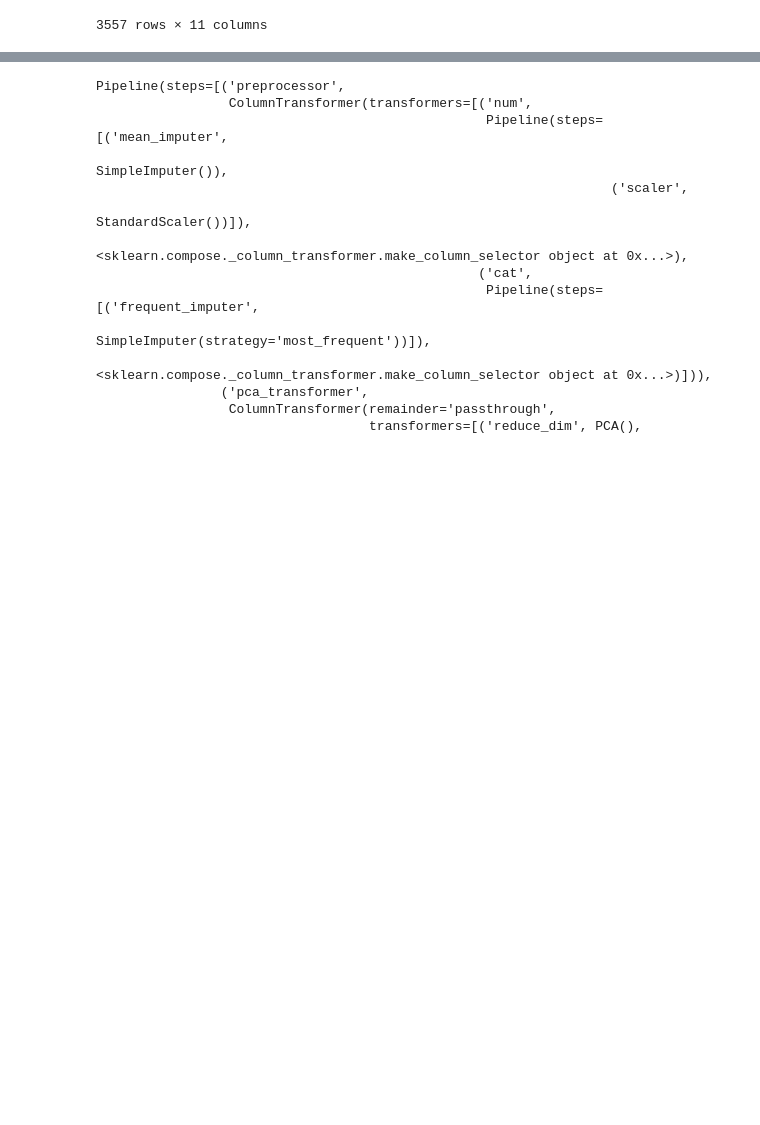
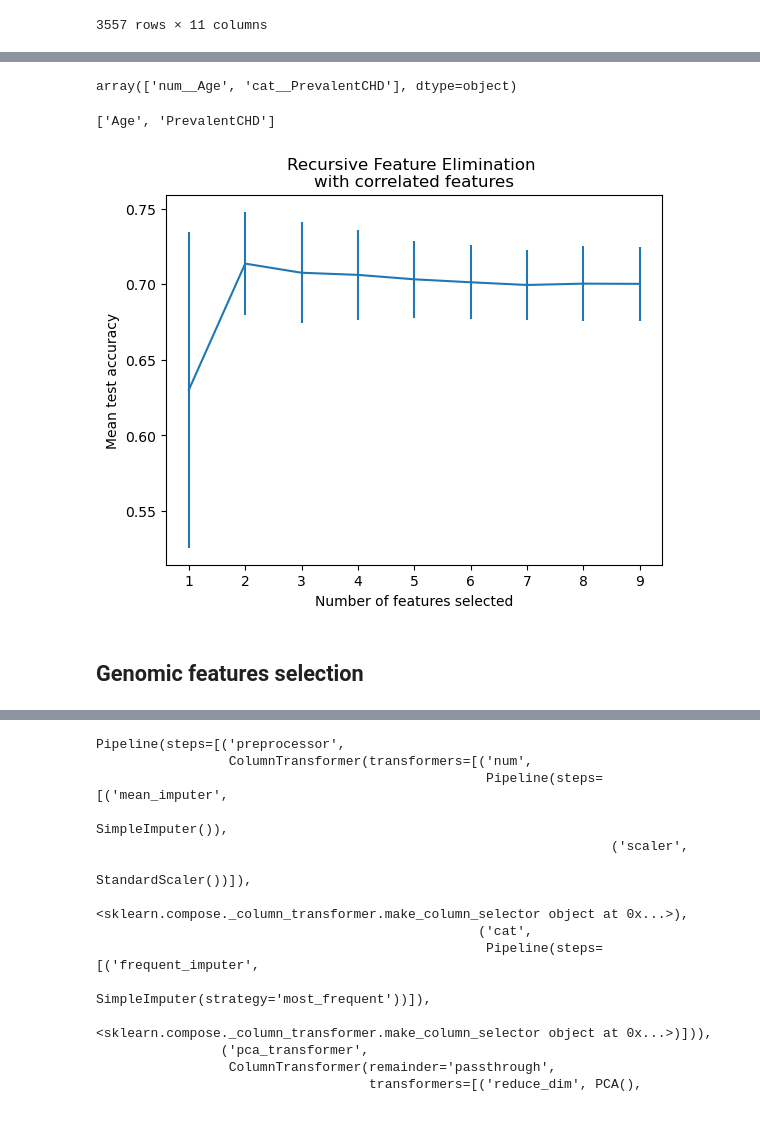
Before and after one commit to TristanFauvel/DreamHF, a Jupyter notebook: src/dev.ipynb, the cells around one changed output, grey strips where cells are left out. Cells and saved outputs as stored; diff of their text form; code cells hidden in the pictures; blank space fills up the shorter version.

Commit message:
Submission 3 (CoxPH RFECV)

```diff
--- a/src/dev.ipynb
+++ b/src/dev.ipynb
@@ -104,0 +191,20 @@ CLINICAL_COVARIATES
+# %%
+from sklearn.feature_selection import RFECV
+from survival_models import CoxPH, sksurv_gbt
+from sklearn.model_selection import RepeatedKFold
+min_features_to_select = 1  # Minimum number of features to consider
+
+model = CoxPH(0)
+cv = RepeatedKFold(n_splits = 5, n_repeats = 1)
+
+rfecv = RFECV(
+    estimator=model.pipeline[1],
+    step=1,
+    cv=cv,
+    min_features_to_select=min_features_to_select,
+    n_jobs=-1,
+    verbose = 10
+)
+rfecv.fit(model.pipeline[0].fit_transform(X_train.loc[:,clinical_covariates], y_train), y_train)
+
+print(f"Optimal number of features: {rfecv.n_features_}")
@@ -104,0 +229,27 @@ CLINICAL_COVARIATES
+# %%
+rfecv.get_feature_names_out()
+# %% [output]
+array(['num__Age', 'cat__PrevalentCHD'], dtype=object)
+# %%
+sentence = 'b a hello b Hi'
+[el.rsplit('__')[1] for el in rfecv.get_feature_names_out()]
+# %% [output]
+['Age', 'PrevalentCHD']
+# %%
+import matplotlib.pyplot as plt
+
+n_scores = len(rfecv.cv_results_["mean_test_score"])
+plt.figure()
+plt.xlabel("Number of features selected")
+plt.ylabel("Mean test accuracy")
+plt.errorbar(
+    range(min_features_to_select, n_scores + min_features_to_select),
+    rfecv.cv_results_["mean_test_score"],
+    yerr=rfecv.cv_results_["std_test_score"],
+)
+plt.title("Recursive Feature Elimination \nwith correlated features")
+plt.show()
+# %% [output]
+[figure, added]
+# %% [markdown]
+## Genomic features selection
```
Also changed, not shown: parts of 30 cells of this notebook, 6 other files.
